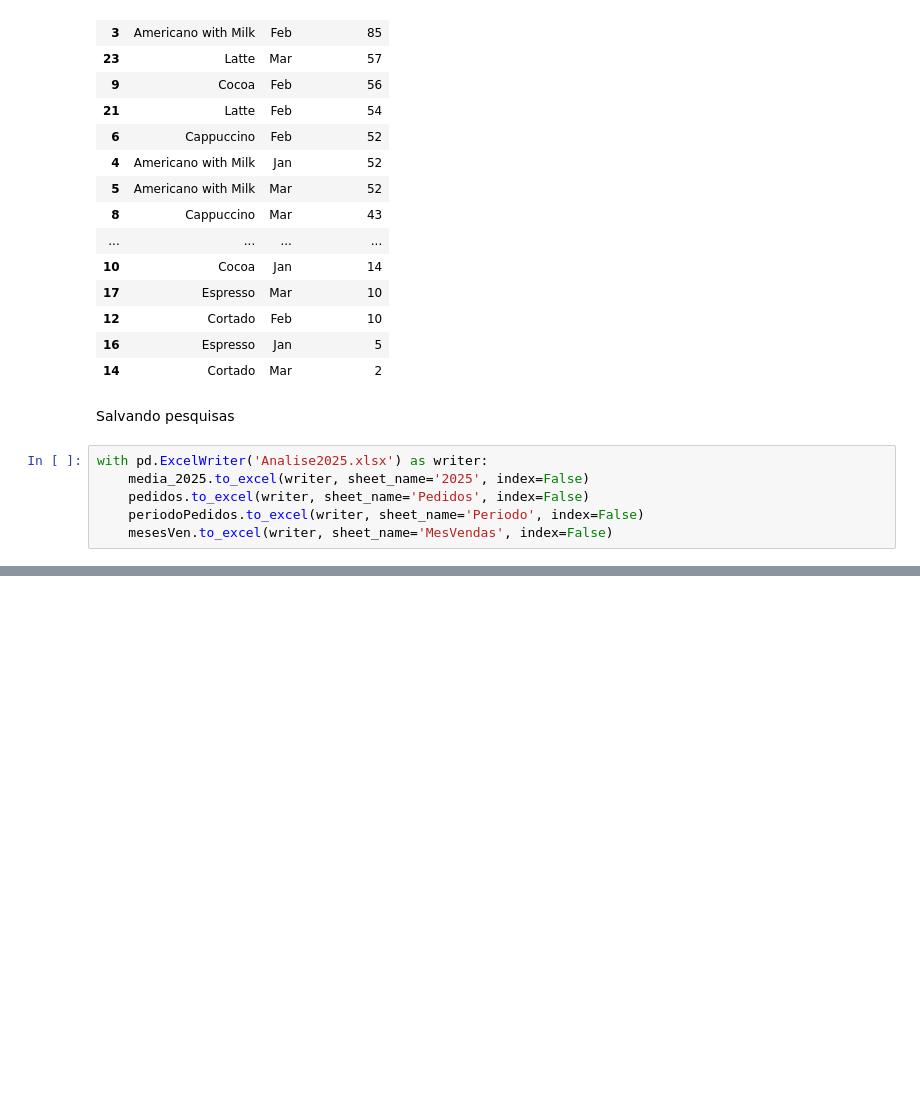
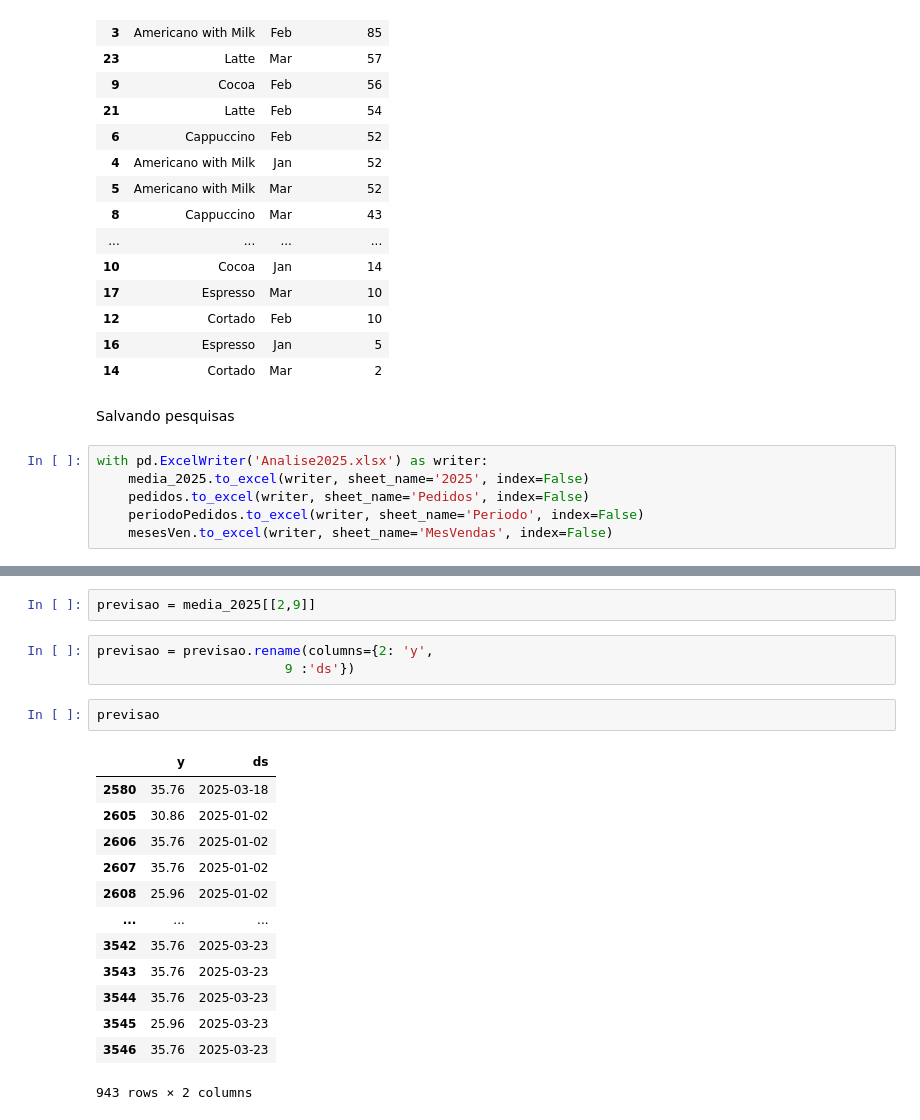
Before and after one commit to ViniciusHTSilva/Analise-Cafeteria, a Jupyter notebook: main.ipynb, the cells around one changed output, grey strips where cells are left out. Saved outputs shown, nothing was run; the diff lists cells and outputs as text; blank space fills up the shorter version.

Commit message:
Executando previsao consumo

```diff
--- a/main.ipynb
+++ b/main.ipynb
@@ -172,0 +197,21 @@ with pd.ExcelWriter('Analise2025.xlsx') as writer:
+# %%
+previsao = media_2025[[2,9]]
+# %%
+previsao = previsao.rename(columns={2: 'y',
+                        9 :'ds'})
+# %%
+previsao
+# %% [output]
+|  | y | ds |
+| 2580 | 35.76 | 2025-03-18 |
+| 2605 | 30.86 | 2025-01-02 |
+| 2606 | 35.76 | 2025-01-02 |
+| 2607 | 35.76 | 2025-01-02 |
+| 2608 | 25.96 | 2025-01-02 |
+| ... | ... | ... |
+| 3542 | 35.76 | 2025-03-23 |
+| 3543 | 35.76 | 2025-03-23 |
+| 3544 | 35.76 | 2025-03-23 |
+| 3545 | 25.96 | 2025-03-23 |
+| 3546 | 35.76 | 2025-03-23 |
+943 rows × 2 columns
```
Also changed, not shown: parts of 10 cells of this notebook, 1 other file.
